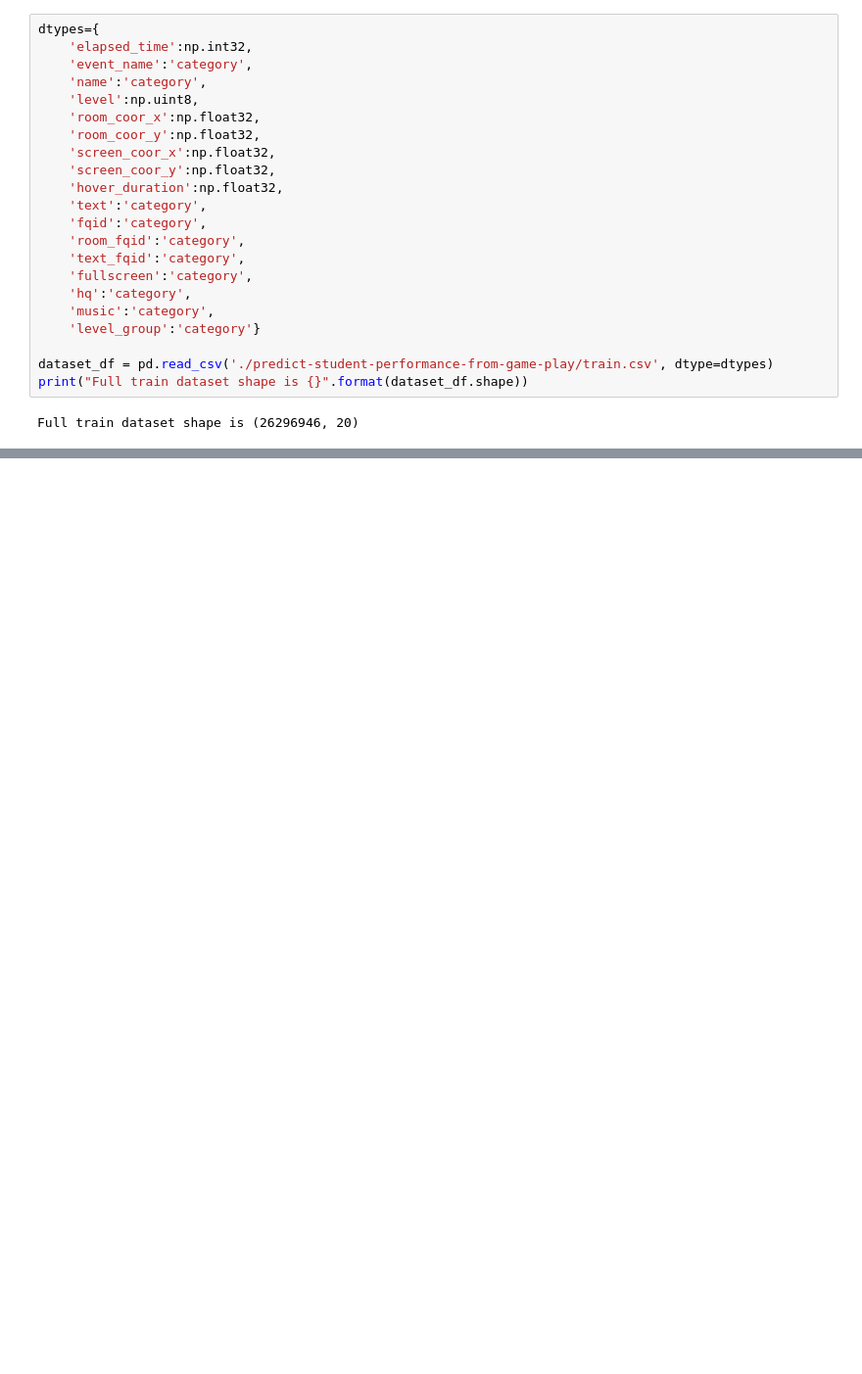
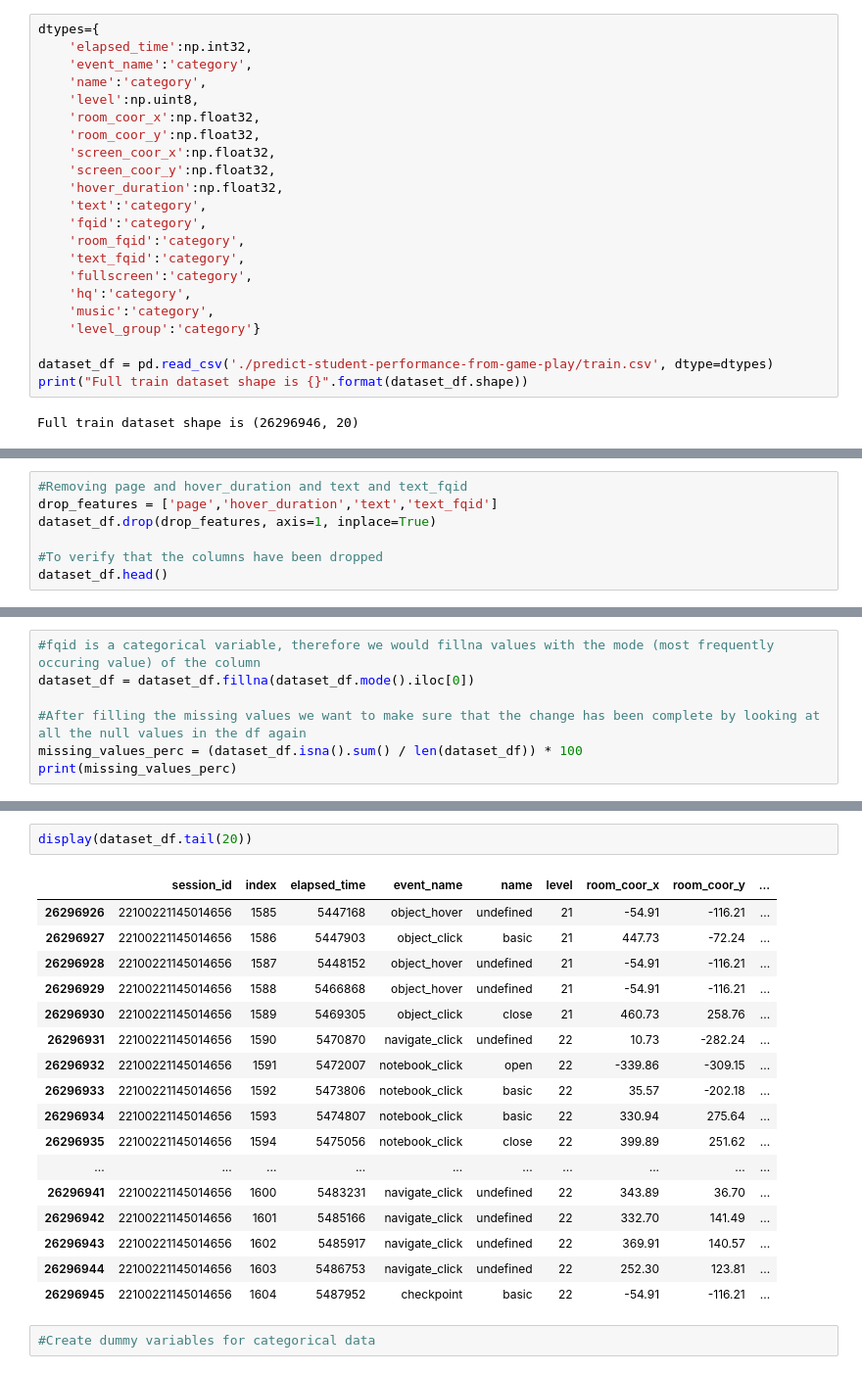
Before and after one commit to Malai237/ML-Project, a Jupyter notebook: starter.ipynb, the cells around one changed output, grey strips where cells are left out. Shown at 98% size. Cells and saved outputs as stored; diff of their text form; blank space fills up the shorter version.

```diff
--- a/starter.ipynb
+++ b/starter.ipynb
@@ -40,0 +99,7 @@ dataset_df.head(5)
+# %%
+#Removing page and hover_duration and text and text_fqid
+drop_features = ['page','hover_duration','text','text_fqid']
+dataset_df.drop(drop_features, axis=1, inplace=True)
+
+#To verify that the columns have been dropped
+dataset_df.head()
@@ -40,0 +146,7 @@ dataset_df.head(5)
+# %%
+#fqid is a categorical variable, therefore we would fillna values with the mode (most frequently occuring value) of the column
+dataset_df = dataset_df.fillna(dataset_df.mode().iloc[0])
+
+#After filling the missing values we want to make sure that the change has been complete by looking at all the null values in the df again
+missing_values_perc = (dataset_df.isna().sum() / len(dataset_df)) * 100
+print(missing_values_perc)
@@ -41,3 +171,25 @@ dataset_df.head(5)
+# %%
+display(dataset_df.tail(20))
+# %% [output]
+|  | session_id | index | elapsed_time | event_name | name | level | room_coor_x | room_coor_y | ... |
+| 26296926 | 22100221145014656 | 1585 | 5447168 | object_hover | undefined | 21 | -54.91 | -116.21 | ... |
+| 26296927 | 22100221145014656 | 1586 | 5447903 | object_click | basic | 21 | 447.73 | -72.24 | ... |
+| 26296928 | 22100221145014656 | 1587 | 5448152 | object_hover | undefined | 21 | -54.91 | -116.21 | ... |
+| 26296929 | 22100221145014656 | 1588 | 5466868 | object_hover | undefined | 21 | -54.91 | -116.21 | ... |
+| 26296930 | 22100221145014656 | 1589 | 5469305 | object_click | close | 21 | 460.73 | 258.76 | ... |
+| 26296931 | 22100221145014656 | 1590 | 5470870 | navigate_click | undefined | 22 | 10.73 | -282.24 | ... |
+| 26296932 | 22100221145014656 | 1591 | 5472007 | notebook_click | open | 22 | -339.86 | -309.15 | ... |
+| 26296933 | 22100221145014656 | 1592 | 5473806 | notebook_click | basic | 22 | 35.57 | -202.18 | ... |
+| 26296934 | 22100221145014656 | 1593 | 5474807 | notebook_click | basic | 22 | 330.94 | 275.64 | ... |
+| 26296935 | 22100221145014656 | 1594 | 5475056 | notebook_click | close | 22 | 399.89 | 251.62 | ... |
+| ... | ... | ... | ... | ... | ... | ... | ... | ... | ... |
+| 26296941 | 22100221145014656 | 1600 | 5483231 | navigate_click | undefined | 22 | 343.89 | 36.70 | ... |
+| 26296942 | 22100221145014656 | 1601 | 5485166 | navigate_click | undefined | 22 | 332.70 | 141.49 | ... |
+| 26296943 | 22100221145014656 | 1602 | 5485917 | navigate_click | undefined | 22 | 369.91 | 140.57 | ... |
+| 26296944 | 22100221145014656 | 1603 | 5486753 | navigate_click | undefined | 22 | 252.30 | 123.81 | ... |
+| 26296945 | 22100221145014656 | 1604 | 5487952 | checkpoint | basic | 22 | -54.91 | -116.21 | ... |
+# %%
+#Create dummy variables for categorical data
 # %%
 #Loading the training labels which states whether a person answered the question correctly in a session
 labels = pd.read_csv('./predict-student-performance-from-game-play/train_labels.csv')
```
Also changed, not shown: parts of 23 cells of this notebook.
